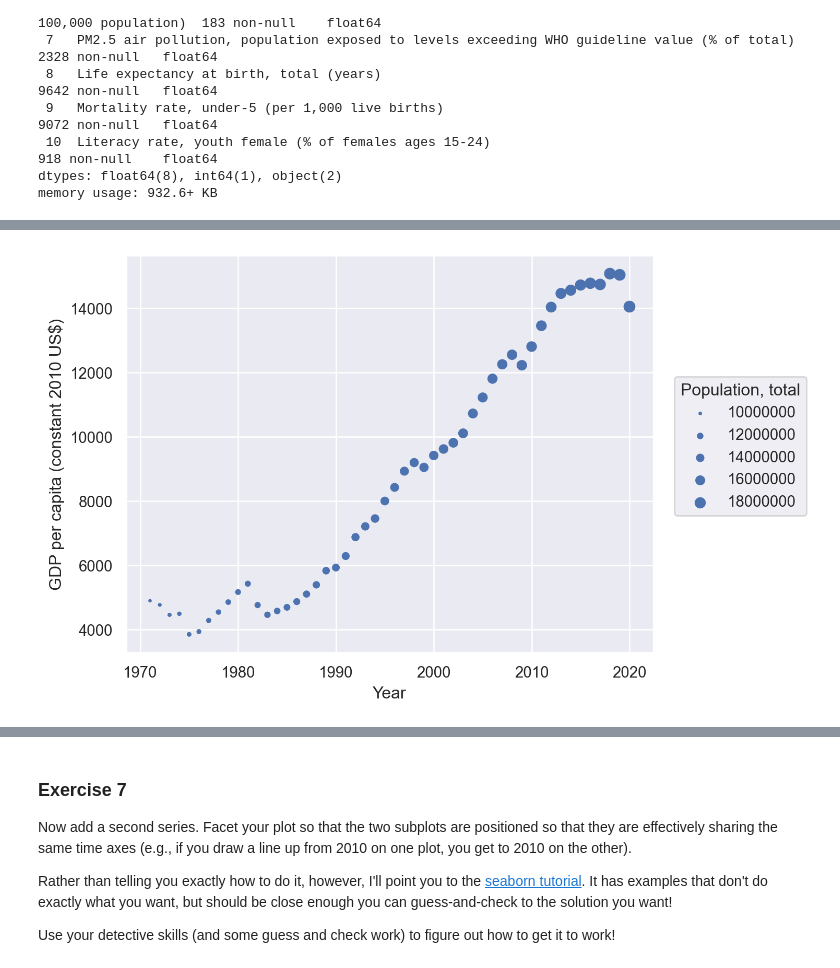
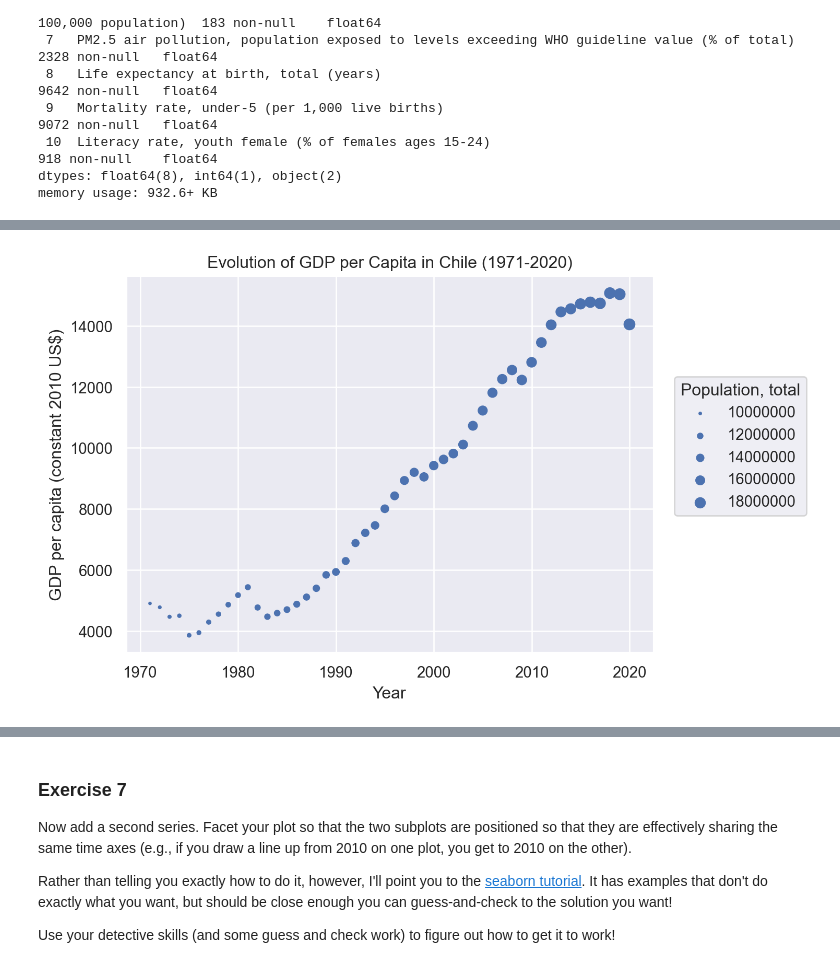
Before and after one commit to BarbaraPFloresRios/IDS720_PracticalDataScience, a Jupyter notebook: 20231019_ExercisePlottingPart1/Exercise_plotting_part1.ipynb, the cells around one changed output, grey strips where cells are left out. Drawn from its saved outputs; the diff is of its cells as text; code cells hidden in the pictures.

```diff
--- a/20231019_ExercisePlottingPart1/Exercise_plotting_part1.ipynb
+++ b/20231019_ExercisePlottingPart1/Exercise_plotting_part1.ipynb
@@ -195,11 +182,13 @@ chile.tail(3)
 # %%
 (
     so.Plot(
         chile,
         x="Year",
         y="GDP per capita (constant 2010 US$)",
         pointsize="Population, total",
-    ).add(so.Dot())
+    )
+    .add(so.Dot())
+    .label(title="Evolution of GDP per Capita in Chile (1971-2020)")
 )
 # %% [output]
-[figure, old version]
+[figure, new version]
```
Also changed, not shown: parts of 6 cells of this notebook.
